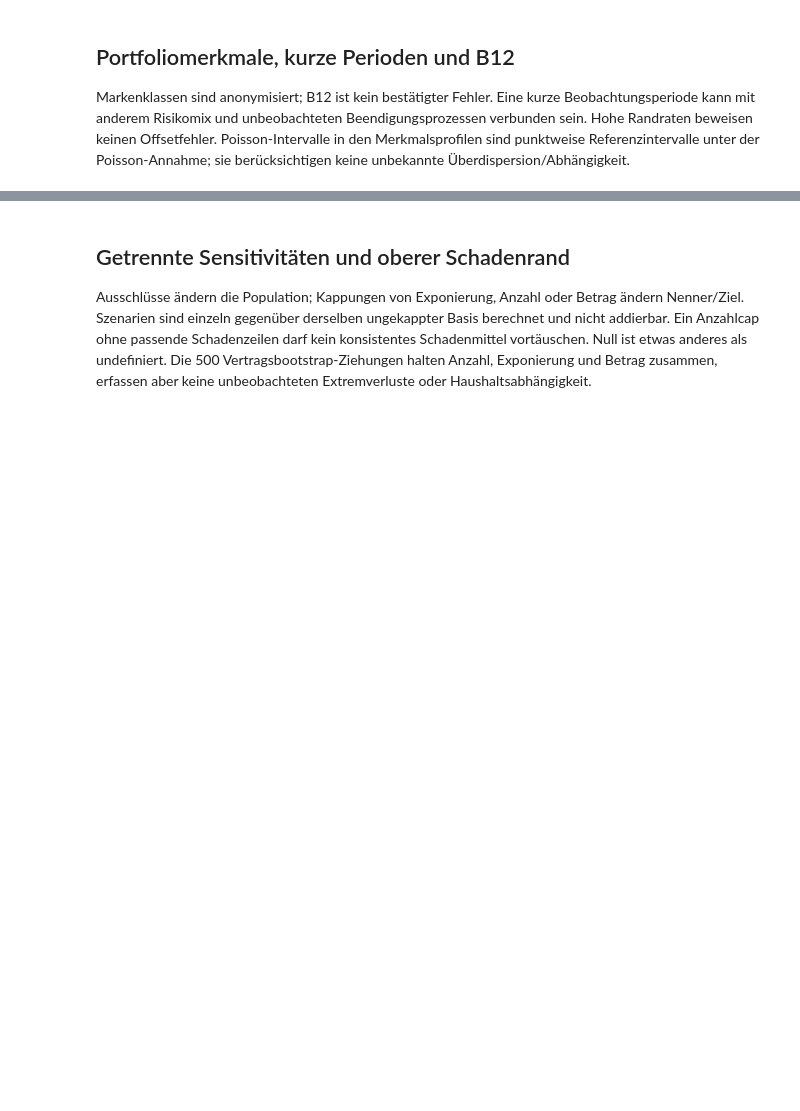
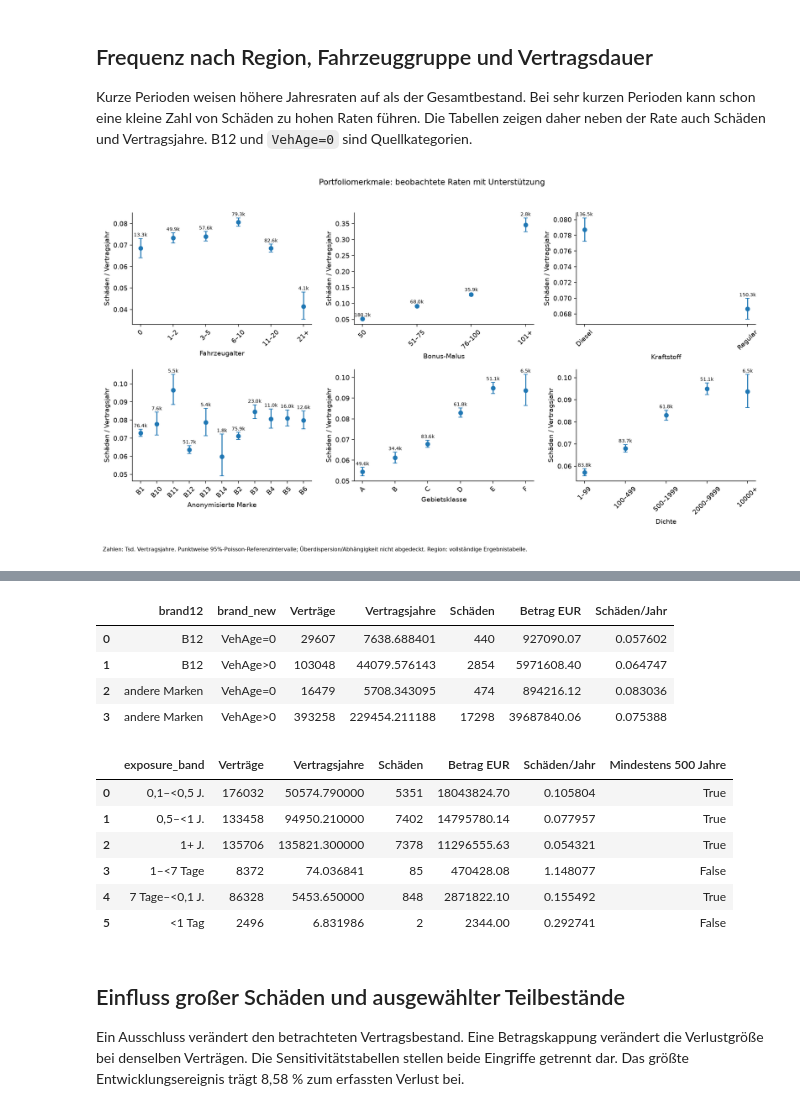
Before and after one commit to FisherSteve/freMTPL2-pricing, a Jupyter notebook: notebooks/03_development_eda.ipynb, the cells around one changed output, grey strips where cells are left out. Cells and saved outputs as stored; diff of their text form; code cells hidden in the pictures; blank space fills up the shorter version.

```diff
--- a/notebooks/03_development_eda.ipynb
+++ b/notebooks/03_development_eda.ipynb
@@ -49,9 +98,12 @@ show(tables['age_composition'].query("feature in ['VehGas', 'VehBrand']")[['age_
 # %% [markdown]
-## Portfoliomerkmale, kurze Perioden und B12
+## Frequenz nach Region, Fahrzeuggruppe und Vertragsdauer
 
-Markenklassen sind anonymisiert; B12 ist kein bestätigter Fehler. Eine kurze Beobachtungsperiode kann mit anderem Risikomix und unbeobachteten Beendigungsprozessen verbunden sein. Hohe Randraten beweisen keinen Offsetfehler. Poisson-Intervalle in den Merkmalsprofilen sind punktweise Referenzintervalle unter der Poisson-Annahme; sie berücksichtigen keine unbekannte Überdispersion/Abhängigkeit.
+Kurze Perioden weisen höhere Jahresraten auf als der Gesamtbestand. Bei sehr kurzen Perioden kann schon eine kleine Zahl von Schäden zu hohen Raten führen. Die Tabellen zeigen daher neben der Rate auch Schäden und Vertragsjahre. B12 und `VehAge=0` sind Quellkategorien.
 # %%
-display(Image(filename=str(ROOT / 'reports/s3/figures/portfolio_raten.png')))
+display(Image(filename=str(ROOT / 'reports/s3/figures/portfolio_raten.png'),
+              alt='Beobachtete Schäden je Vertragsjahr nach Fahrzeug-, Gebiets- und Bonus-Malus-Gruppe im Entwicklungsbestand'))
 show(tables['Region'][['Region', 'policies', 'exposure', 'claims', 'loss_eur', 'frequency', 'supported']])
 show(tables['b12_new'][['brand12', 'brand_new', 'policies', 'exposure', 'claims', 'loss_eur', 'frequency']])
 show(tables['exposure_band'][['exposure_band', 'policies', 'exposure', 'claims', 'loss_eur', 'frequency', 'supported']])
+# %% [output]
+[figure, added]
@@ -58,7 +127,19 @@ show(tables['exposure_band'][['exposure_band', 'policies', 'exposure', 'claims',
+|  | brand12 | brand_new | Verträge | Vertragsjahre | Schäden | Betrag EUR | Schäden/Jahr |
+| 0 | B12 | VehAge=0 | 29607 | 7638.688401 | 440 | 927090.07 | 0.057602 |
+| 1 | B12 | VehAge>0 | 103048 | 44079.576143 | 2854 | 5971608.40 | 0.064747 |
+| 2 | andere Marken | VehAge=0 | 16479 | 5708.343095 | 474 | 894216.12 | 0.083036 |
+| 3 | andere Marken | VehAge>0 | 393258 | 229454.211188 | 17298 | 39687840.06 | 0.075388 |
+|  | exposure_band | Verträge | Vertragsjahre | Schäden | Betrag EUR | Schäden/Jahr | Mindestens 500 Jahre |
+| 0 | 0,1–<0,5 J. | 176032 | 50574.790000 | 5351 | 18043824.70 | 0.105804 | True |
+| 1 | 0,5–<1 J. | 133458 | 94950.210000 | 7402 | 14795780.14 | 0.077957 | True |
+| 2 | 1+ J. | 135706 | 135821.300000 | 7378 | 11296555.63 | 0.054321 | True |
+| 3 | 1–<7 Tage | 8372 | 74.036841 | 85 | 470428.08 | 1.148077 | False |
+| 4 | 7 Tage–<0,1 J. | 86328 | 5453.650000 | 848 | 2871822.10 | 0.155492 | True |
+| 5 | <1 Tag | 2496 | 6.831986 | 2 | 2344.00 | 0.292741 | False |
 # %% [markdown]
-## Getrennte Sensitivitäten und oberer Schadenrand
+## Einfluss großer Schäden und ausgewählter Teilbestände
 
-Ausschlüsse ändern die Population; Kappungen von Exponierung, Anzahl oder Betrag ändern Nenner/Ziel. Szenarien sind einzeln gegenüber derselben ungekappter Basis berechnet und nicht addierbar. Ein Anzahlcap ohne passende Schadenzeilen darf kein konsistentes Schadenmittel vortäuschen. Null ist etwas anderes als undefiniert. Die 500 Vertragsbootstrap-Ziehungen halten Anzahl, Exponierung und Betrag zusammen, erfassen aber keine unbeobachteten Extremverluste oder Haushaltsabhängigkeit.
+Ein Ausschluss verändert den betrachteten Vertragsbestand. Eine Betragskappung verändert die Verlustgröße bei denselben Verträgen. Die Sensitivitätstabellen stellen beide Eingriffe getrennt dar. Das größte Entwicklungsereignis trägt 8,58 % zum erfassten Verlust bei.
 # %%
 show(tables['sensitivities'][['scenario', 'policies', 'exposure', 'claims', 'loss_eur', 'severity_eur', 'removed_policies', 'removed_exposure', 'removed_claims', 'removed_loss_eur', 'frequency_change_pct', 'loss_cost_change_pct']])
 show(tables['tail_concentration'])
```
Also changed, not shown: parts of 10 cells of this notebook, 54 other files.
